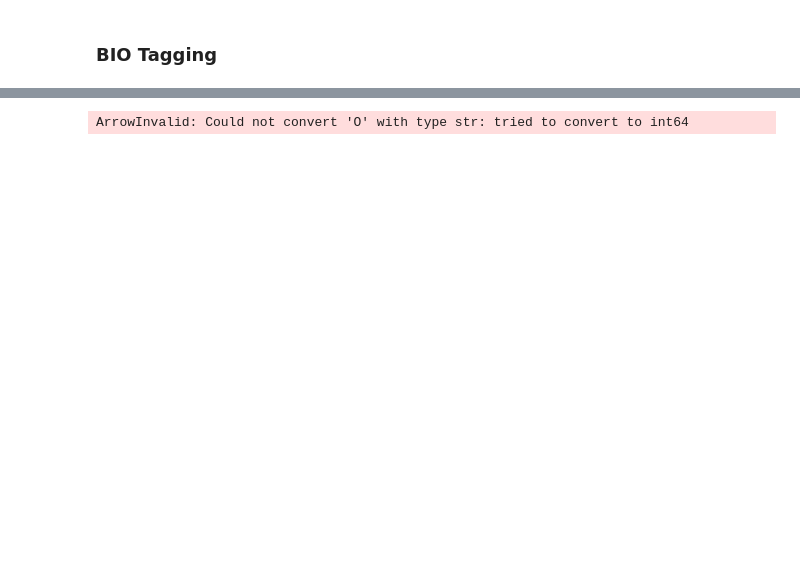
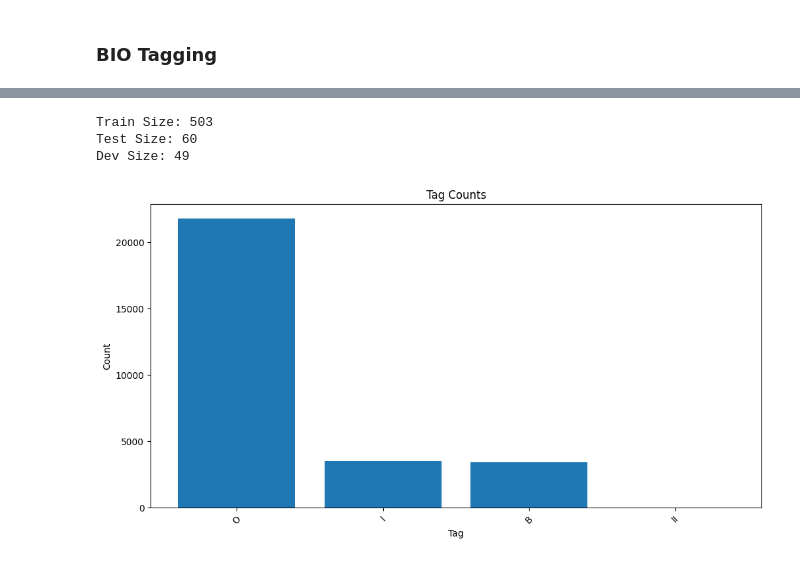
Before and after one commit to SoLitaP/NLP-NER, a Jupyter notebook: data_annotation.ipynb, the cells around one changed output, grey strips where cells are left out. Drawn from its saved outputs; the diff is of its cells as text; code cells hidden in the pictures; blank space fills up the shorter version.

```diff
--- a/data_annotation.ipynb
+++ b/data_annotation.ipynb
@@ -288,25 +82,0 @@ Check the permissions.
-# %%
-def tokenize_and_align_labels(examples):
-    tokenized_inputs = tokenizer(examples["tokens"], truncation=True, padding=True, is_split_into_words=True)
-
-    labels = []
-    for i, label in enumerate(examples["tags"]):
-        word_ids = tokenized_inputs.word_ids(batch_index=i)  # Get word IDs
-        label_ids = []
-        for word_id in word_ids:
-            if word_id is None:
-                label_ids.append(-100)  # Ignore special tokens
-            else:
-                label_ids.append(label[word_id])  # Keep the label for each token
-        labels.append(label_ids)
-
-    tokenized_inputs["labels"] = labels
-    return tokenized_inputs
-
-# Apply the function to the dataset
-tokenized_data = train_data.map(tokenize_and_align_labels, batched=True)
-
-# Check the result
-print(tokenized_data[0])
-# %% [output]
-ArrowInvalid: Could not convert 'O' with type str: tried to convert to int64
@@ -336,0 +83,49 @@ trainer.train()
+# %%
+import pandas as pd
+train_df = pd.read_json("train_dataset.json")
+test_df = pd.read_json("test_dataset.json")
+dev_df = pd.read_json("dev_dataset.json")
+
+print(f"Train Size: {len(train_df)}")
+print(f"Test Size: {len(test_df)}")
+print(f"Dev Size: {len(dev_df)}")
+
+def labels_lower_to_upper(df):
+    for i, tags in enumerate(df.tags):
+        for tag in tags:
+            if tag.islower():
+                df['tags'][i][tags.index(tag)] = tag.upper()
+
+labels_lower_to_upper(train_df)
+labels_lower_to_upper(test_df)
+labels_lower_to_upper(dev_df)
+# %% [output]
+Train Size: 503
+Test Size: 60
+Dev Size: 49
+# %%
+#plot the tags
+import matplotlib.pyplot as plt
+import numpy
+
+# Count the number of occurrences of each tag
+tag_counts = {}
+for tags in train_df["tags"]:
+    for tag in tags:
+        if tag not in tag_counts:
+            tag_counts[tag] = 0
+        tag_counts[tag] += 1
+
+# Sort the tags by count
+sorted_tag_counts = dict(sorted(tag_counts.items(), key=lambda x: x[1], reverse=True))
+
+# Plot the tag counts
+plt.figure(figsize=(12, 6))
+plt.bar(sorted_tag_counts.keys(), sorted_tag_counts.values())
+plt.xticks(rotation=45)
+plt.xlabel("Tag")
+plt.ylabel("Count")
+plt.title("Tag Counts")
+plt.show()
+# %% [output]
+[figure, added]
```
Also changed, not shown: parts of 26 cells of this notebook, 2 other files.
